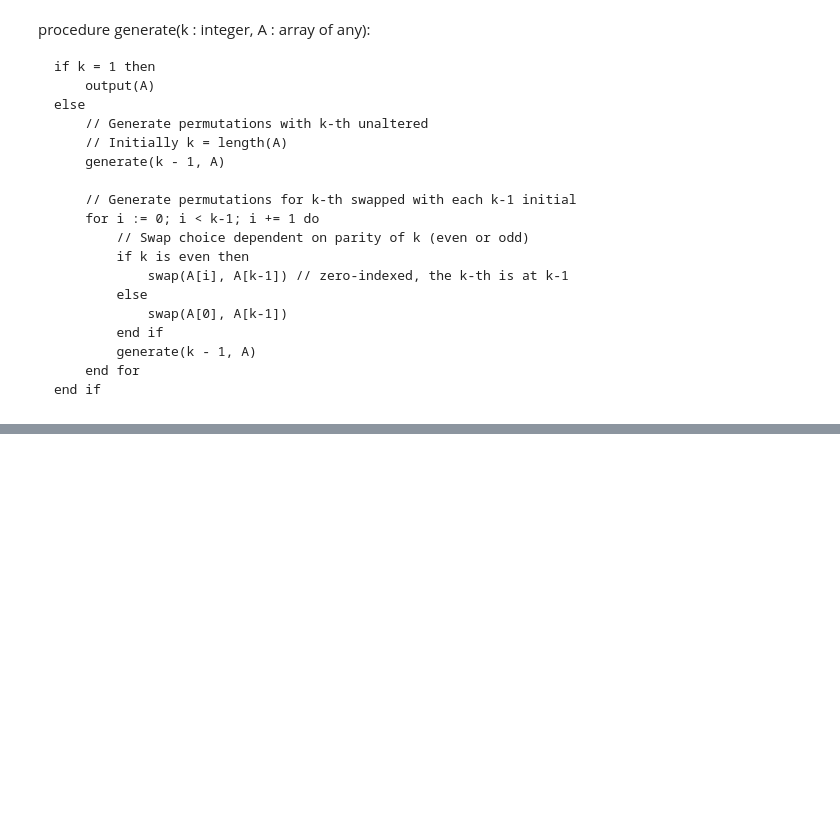
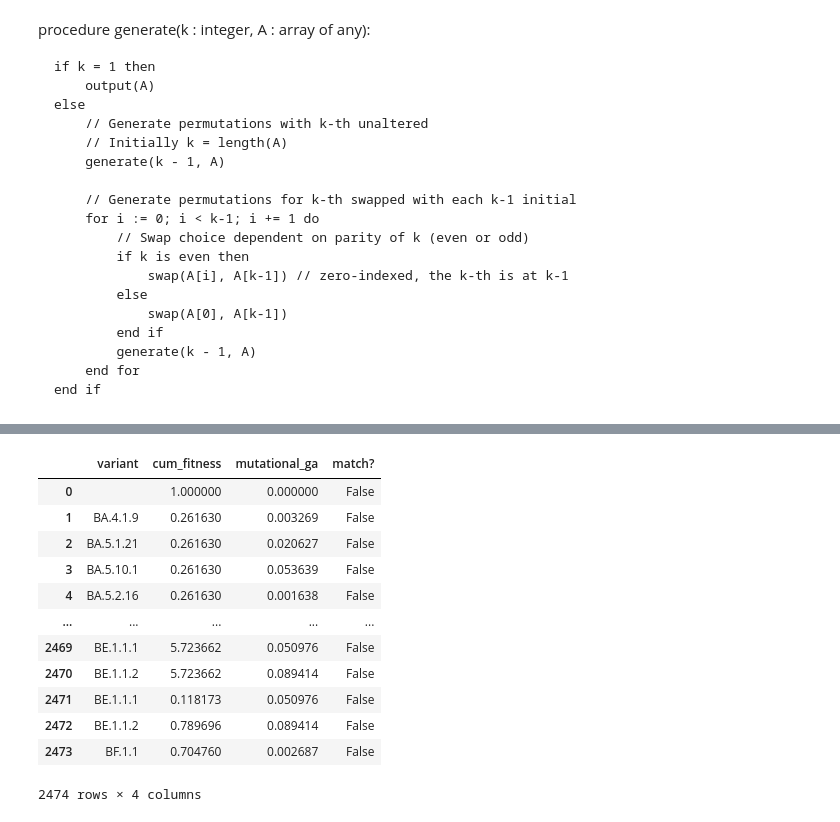
Before and after one commit to blab/sars2-epistasis-modeling, a Jupyter notebook: mutations-by-variant/model-comparison-and-outliers.ipynb, the cells around one changed output, grey strips where cells are left out. Cells and saved outputs as stored; diff of their text form; code cells hidden in the pictures; blank space fills up the shorter version.

```diff
--- a/mutations-by-variant/model-comparison-and-outliers.ipynb
+++ b/mutations-by-variant/model-comparison-and-outliers.ipynb
@@ -7,6 +10,7 @@ from itertools import combinations
 ## Preparing datasets from both models
 # %%
 # Load in data
+accumulated_mutations = pd.read_csv("accumulated_mutations_output.tsv", sep="\t")
 mut_ga = pd.read_csv("mutational_growth_advantages.tsv", sep="\t")
 #mut_ga = pd.read_csv("new_mutational_growth_advantages.tsv", sep="\t")
 innovation_ga = pd.read_csv("mlr_innovation_growth_advantages.tsv", sep="\t")
@@ -440,0 +520,6 @@ procedure generate(k : integer, A : array of any):
+# %%
+all_muts = pd.read_csv("accumulated_mutations_output.tsv", sep="\t")
+original_mutations = []
+for index, row in all_muts.iterrows():
+    mut = str(all_muts.mutation[index]) + "_" + str(all_muts.region[index])
+    original_mutations.append({'variant': all_muts.variant[index], 'mutation': mut})
@@ -440,0 +640,27 @@ procedure generate(k : integer, A : array of any):
+# %%
+sum = 0
+prev = ""
+variant = ""
+prev_ga = 0
+cum_fitness_pivot = 0
+rows_for_tsv = []
+
+outlier_variants = ga_df_outlier.index
+
+for index, row in outlier_summary.iterrows():
+    #tau is 4.2
+    if row['variant'] == 'BA.2':
+        cum_fitness_pivot = row['fitness_effect']
+
+for index, row in outlier_summary.iterrows():
+    variant = row['variant']
+    if variant in outlier_variants:
+        if variant != "" and variant != prev:
+            actual_answer = math.exp((sum-cum_fitness_pivot)*4.2)
+            answer = (actual_answer == prev_ga)
+            rows_for_tsv.append({'variant':prev, 'cum_fitness': actual_answer, 'mutational_ga':prev_ga, 'match?': answer})
+            sum = 0
+        sum += row['fitness_effect']
+        prev_ga = row['median_ga']
+        prev = row['variant']
+    table = pd.DataFrame(rows_for_tsv)
@@ -440,0 +671,19 @@ procedure generate(k : integer, A : array of any):
+# %%
+table
+#as of rn they all do not match
+#need to ask marlin if mutational_ga is a ratio again, and how that absolute value works
+#if straight up summing indv fitnesses of singular mutations is valid
+# %% [output]
+|  | variant | cum_fitness | mutational_ga | match? |
+| 0 |  | 1.000000 | 0.000000 | False |
+| 1 | BA.4.1.9 | 0.261630 | 0.003269 | False |
+| 2 | BA.5.1.21 | 0.261630 | 0.020627 | False |
+| 3 | BA.5.10.1 | 0.261630 | 0.053639 | False |
+| 4 | BA.5.2.16 | 0.261630 | 0.001638 | False |
+| ... | ... | ... | ... | ... |
+| 2469 | BE.1.1.1 | 5.723662 | 0.050976 | False |
+| 2470 | BE.1.1.2 | 5.723662 | 0.089414 | False |
+| 2471 | BE.1.1.1 | 0.118173 | 0.050976 | False |
+| 2472 | BE.1.1.2 | 0.789696 | 0.089414 | False |
+| 2473 | BF.1.1 | 0.704760 | 0.002687 | False |
+2474 rows × 4 columns
```
Also changed, not shown: parts of 24 cells of this notebook, 1 other file.
